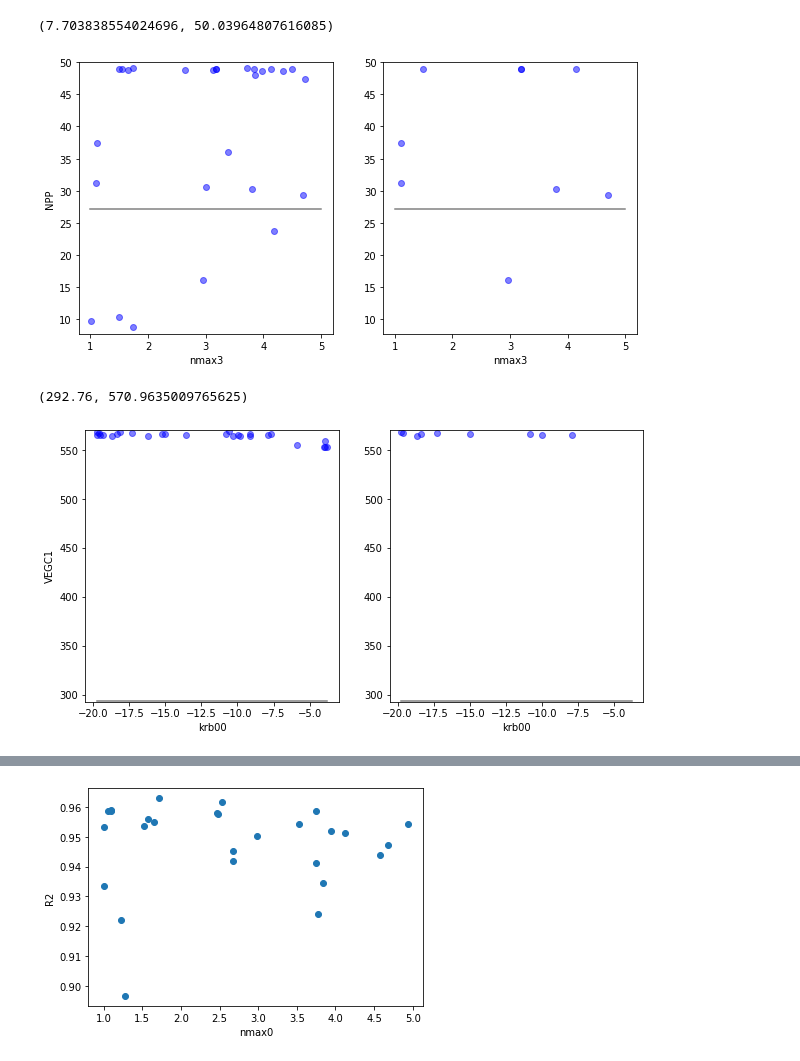
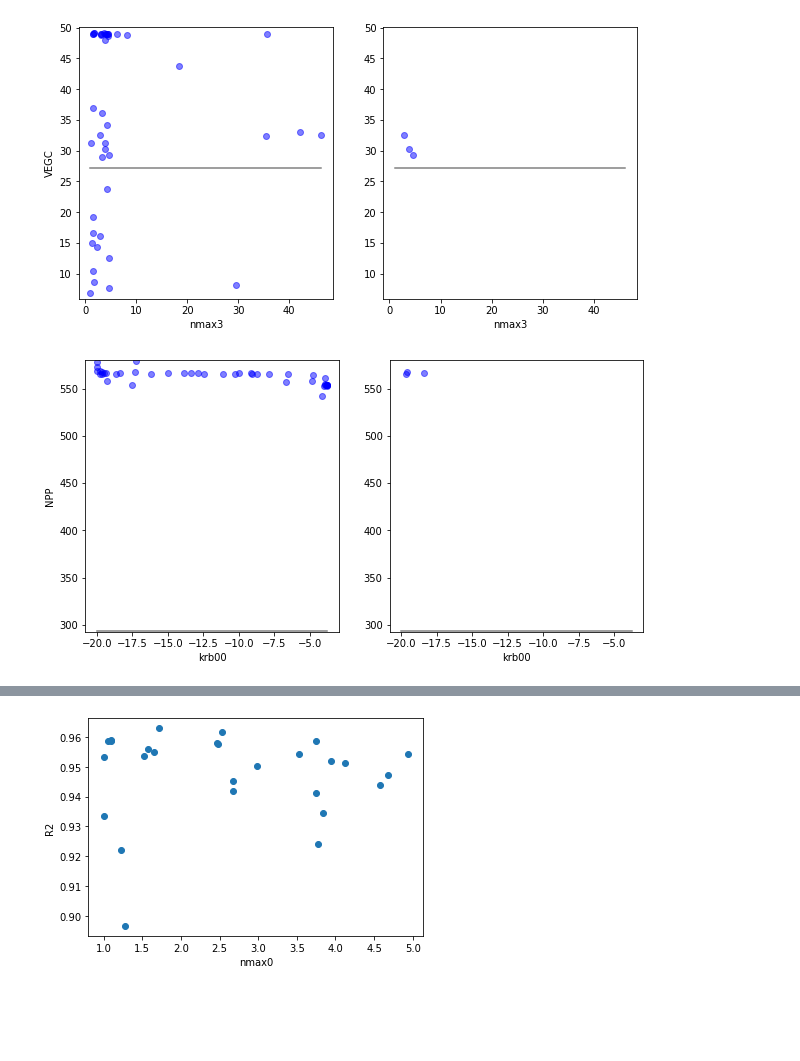
Before and after one commit to whrc/MADS-TEM-calibration, a Jupyter notebook: Calibration_Figures.ipynb, the cells around one changed output, grey strips where cells are left out. Cells and saved outputs as stored; diff of their text form; code cells hidden in the pictures; blank space fills up the shorter version.

```diff
--- a/Calibration_Figures.ipynb
+++ b/Calibration_Figures.ipynb
@@ -8,13 +8,12 @@ from matplotlib import pyplot as plt
 path='MD1/csv/'
 model='out_step1.csv'
 params='param_step1.csv'
+model='out_step2.csv'
+params='param_step2.csv'
+model='out_step2-old3.csv'
+params='param_step2-old3.csv'
 df_model = pd.read_csv(path+model,header=None)
 df_param = pd.read_csv(path+params,header=None)
-# %%
-model='out_step2.csv'
-params='param_step2.csv'
-df_model = pd.read_csv(path+model,header=None)
-df_param = pd.read_csv(path+params,header=None)
 # %%
 def match_plot(df,logy=False):
     df.iloc[0:-1,:].transpose().plot(logy=logy,legend=False,alpha=0.5,figsize=(10,5))
@@ -37,18 +35,0 @@ plt.plot(rmse,r2,'o'), plt.xlabel('RMSE'), plt.ylabel('$R^2$');
-# %%
-tight_params=df_param[r2>0.955]
-tight_model=df_model.iloc[0:-1,:][r2>0.955]
-
-fig, (ax1, ax2) = plt.subplots(1, 2, figsize=(10,5))
-#ax1.plot(x, y)
-ax1.plot(df_param.iloc[:,0],df_model.iloc[0:-1,0],'o',alpha=0.5,color='b')
-ax1.set_xlabel('nmax0')
-ax1.set_ylabel('NPP')
-ax1.set_ylim([min(df_model.iloc[:,0])-1, max(df_model.iloc[:,0]+1)])
-
-ax1.plot(np.linspace(1,5,10),np.ones(10)*df_model.iloc[-1,0],alpha=0.5,color='black')
-#ax2.plot(x, -y)
-
-ax2.plot(tight_params.iloc[:,0],tight_model.iloc[:,0],'o',alpha=0.5,color='b')
-ax1.set_xlabel('nmax0')
-ax2.plot(np.linspace(1,5,10),np.ones(10)*df_model.iloc[-1,0],alpha=0.5,color='black')
-ax2.set_ylim([min(df_model.iloc[:,0])-1, max(df_model.iloc[:,0])+1])
@@ -98,41 +64,9 @@ ax2.set_ylim([min(df_model.iloc[:,i])-1, max(df_model.iloc[:,i])+1])
 # %%
-i=3; xlabel='nmax3'
-
-fig, (ax1, ax2) = plt.subplots(1, 2, figsize=(10,5))
-#ax1.plot(x, y)
-ax1.plot(df_param.iloc[:,i],df_model.iloc[0:-1,i],'o',alpha=0.5,color='b')
-ax1.set_xlabel(xlabel)
-ax1.set_ylabel('NPP')
-ax1.set_ylim([min(df_model.iloc[:,i])-1, max(df_model.iloc[:,i]+1)])
-
-ax1.plot(np.linspace(1,5,10),np.ones(10)*df_model.iloc[-1,i],alpha=0.5,color='black')
-#ax2.plot(x, -y)
-
-ax2.plot(tight_params.iloc[:,i],tight_model.iloc[:,i],'o',alpha=0.5,color='b')
-ax2.set_xlabel(xlabel)
-ax2.plot(np.linspace(1,5,10),np.ones(10)*df_model.iloc[-1,i],alpha=0.5,color='black')
-ax2.set_ylim([min(df_model.iloc[:,i])-1, max(df_model.iloc[:,i])+1])
+plot_paramsvstarget(df_param,df_model,r2,i=3,xlabel='nmax3',ylabel='VEGC')
 # %% [output]
-(7.703838554024696, 50.03964807616085)
-[figure, old version]
+[figure, new version]
 # %%
-i=4; xlabel='krb00'
-
-fig, (ax1, ax2) = plt.subplots(1, 2, figsize=(10,5))
-
-ax1.plot(df_param.iloc[:,i],df_model.iloc[0:-1,i],'o',alpha=0.5,color='b')
-ax1.set_xlabel(xlabel)
-ax1.set_ylabel('VEGC1')
-ax1.set_ylim([min(df_model.iloc[:,i])-1, max(df_model.iloc[:,i]+1)])
-x1=min(df_param.iloc[:,i])
-x2=max(df_param.iloc[:,i])
-ax1.plot(np.linspace(x1,x2,10),np.ones(10)*df_model.iloc[-1,i],alpha=0.5,color='black')
-
-ax2.plot(tight_params.iloc[:,i],tight_model.iloc[:,i],'o',alpha=0.5,color='b')
-ax2.set_xlabel(xlabel)
-ax2.plot(np.linspace(x1,x2,10),np.ones(10)*df_model.iloc[-1,i],alpha=0.5,color='black')
-ax2.set_ylim([min(df_model.iloc[:,i])-1, max(df_model.iloc[:,i])+1])
+plot_paramsvstarget(df_param,df_model,r2,i=4,xlabel='krb00',ylabel='NPP')
 # %% [output]
-(292.76, 570.9635009765625)
-[figure, old version]
+[figure, new version]
 # %%
```
Also changed, not shown: parts of 11 cells of this notebook.
